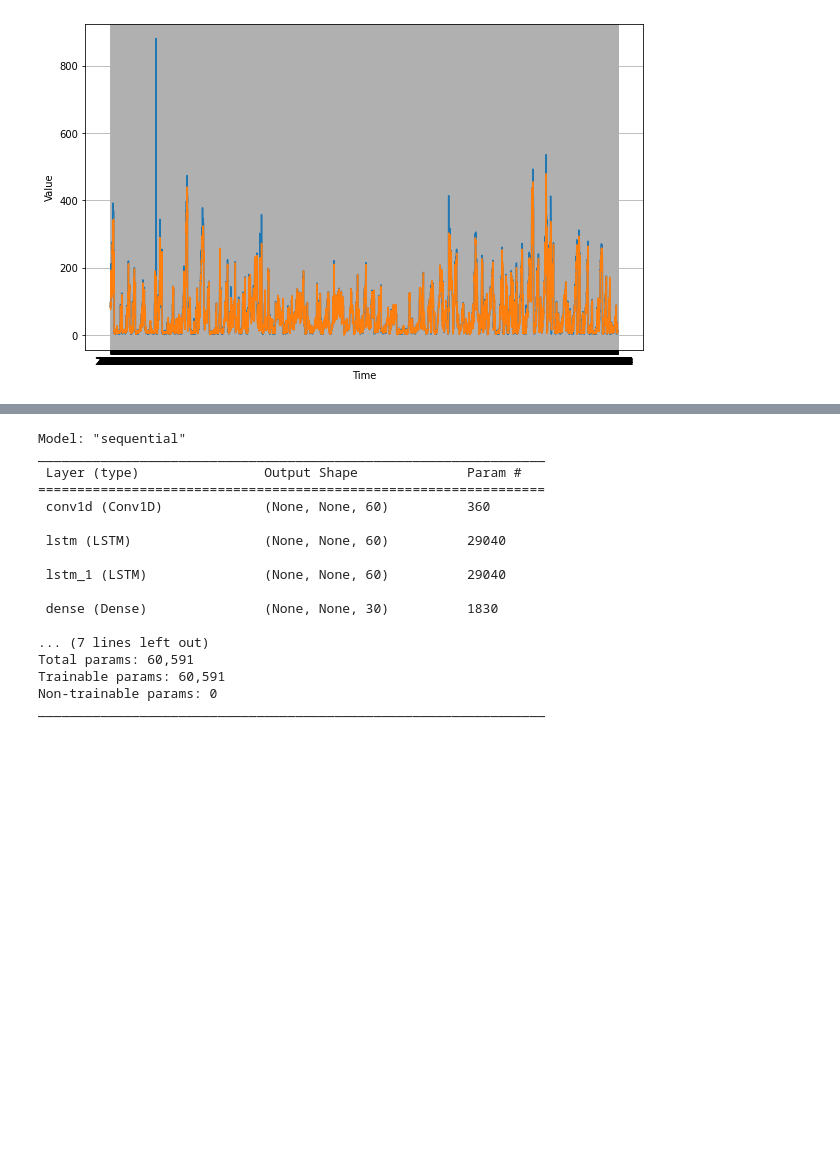
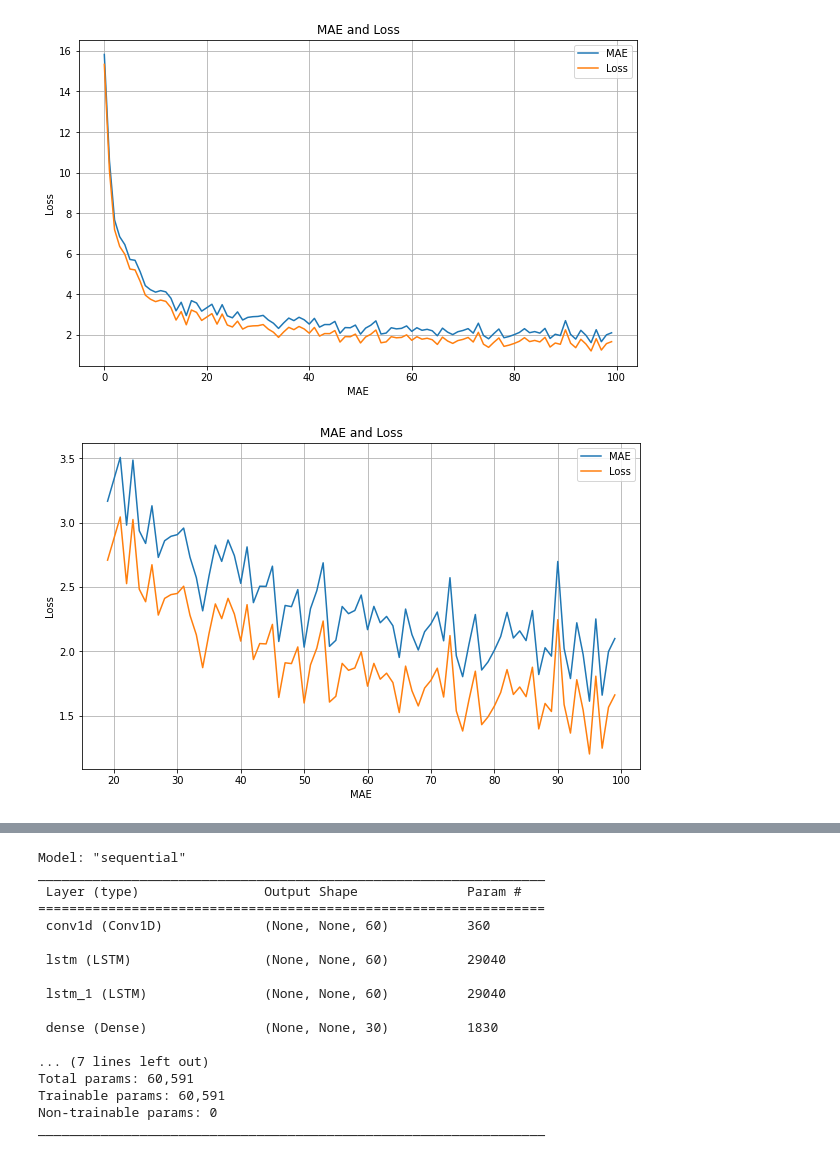
Before and after one commit to alzanaA/EcoTrans-Bangkit-ML-models, a Jupyter notebook: aqi_hourly.ipynb, the cells around one changed output, grey strips where cells are left out. Saved outputs shown, nothing was run; the diff lists cells and outputs as text; code cells hidden in the pictures; blank space fills up the shorter version.

```diff
--- a/aqi_hourly.ipynb
+++ b/aqi_hourly.ipynb
@@ -125,7 +124,7 @@ model = tf.keras.models.Sequential([
   tf.keras.layers.Lambda(lambda x: x * 400)
 ])
 
-optimizer = tf.keras.optimizers.SGD(learning_rate=7.1e-6, momentum=0.9)
+optimizer = tf.keras.optimizers.SGD(learning_rate=2.8e-6, momentum=0.9)
 model.compile(loss=tf.keras.losses.Huber(), optimizer=optimizer, metrics=["mae"])
 history = model.fit(train_set,epochs=100)
 # %% [output]
@@ -149,9 +200,39 @@ Epoch 100/100
+# %%
+# Get mae and loss from history log
+mae=history.history['mae']
+loss=history.history['loss']
+
+# Get number of epochs
+epochs=range(len(loss))
+
+# Plot mae and loss
+plot_series(
+    x=epochs,
+    y=(mae, loss),
+    title='MAE and Loss',
+    xlabel='MAE',
+    ylabel='Loss',
+    legend=['MAE', 'Loss']
+    )
+
+# Only plot the last 80% of the epochs
+zoom_split = int(epochs[-1] * 0.2)
+epochs_zoom = epochs[zoom_split:]
+mae_zoom = mae[zoom_split:]
+loss_zoom = loss[zoom_split:]
+
+# Plot zoomed mae and loss
+plot_series(
+    x=epochs_zoom,
+    y=(mae_zoom, loss_zoom),
+    title='MAE and Loss',
+    xlabel='MAE',
+    ylabel='Loss',
+    legend=['MAE', 'Loss']
+    )
+# %% [output]
+[figure, added]
+[figure, added]
 # %%
 rnn_forecast = model_forecast(model, series[..., np.newaxis], window_size)
 rnn_forecast = rnn_forecast[split_time - window_size:-1, -1, 0]
-# %%
-plt.figure(figsize=(10, 6))
-plot_series(time_validate, x_validate)
-plot_series(time_validate, rnn_forecast)
-# %% [output]
-[figure, removed]
```
Also changed, not shown: parts of 14 cells of this notebook, 6 other files.
